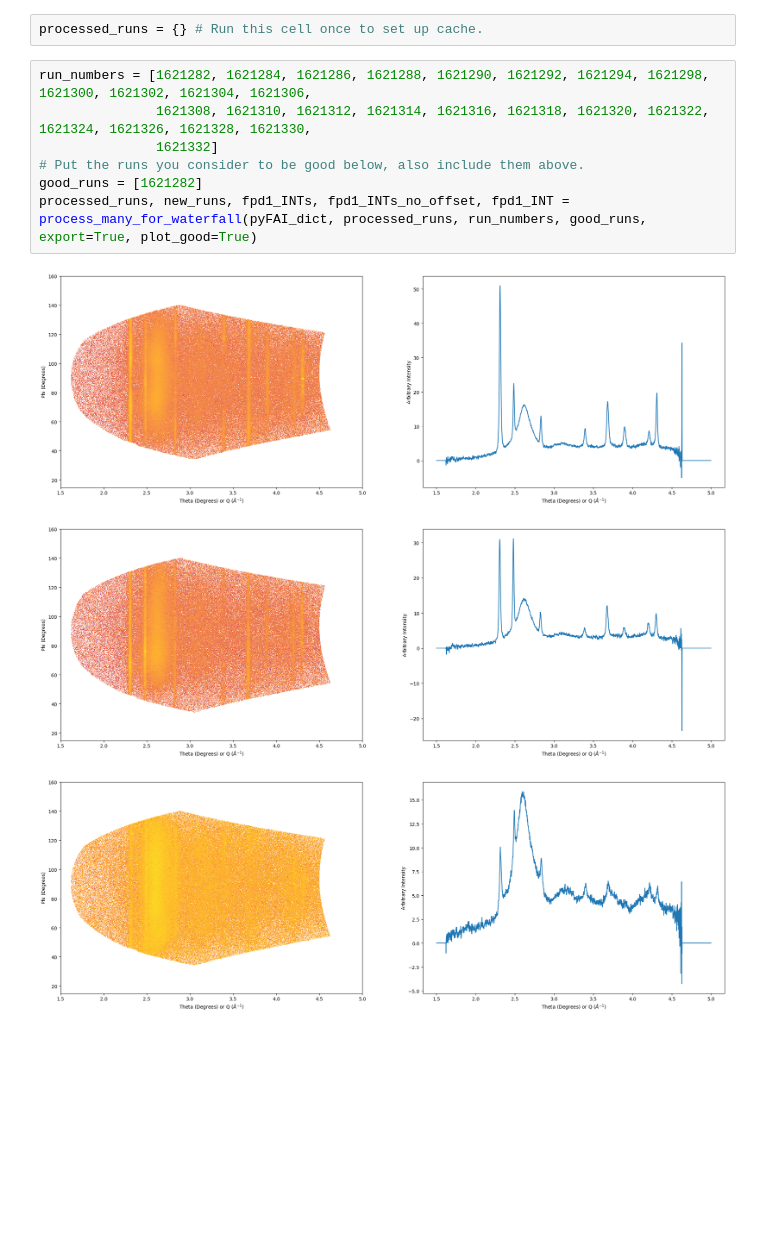
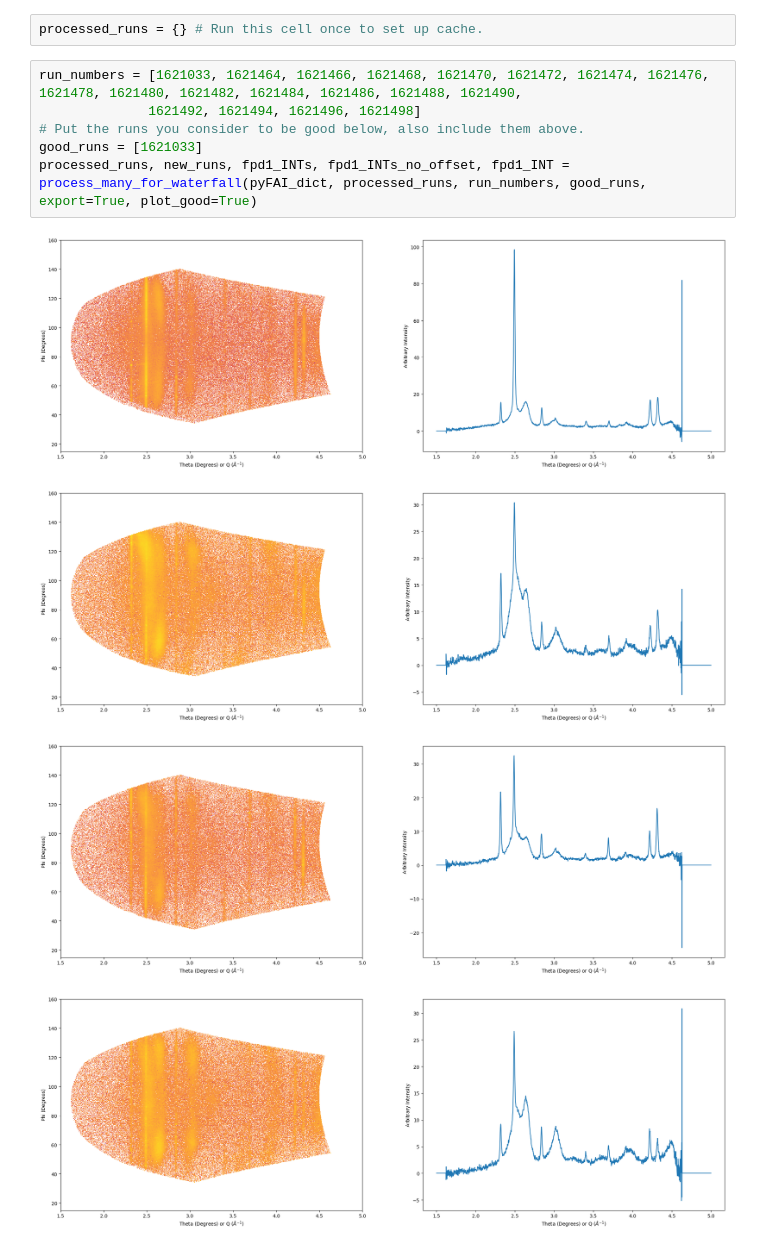
Before and after one commit to mila-fitzgerald/SACLA_RIXS_2025, a Jupyter notebook: XRD/Viewer_SACLA_waterfall.ipynb, the cells around one changed output. Drawn from its saved outputs; the diff is of its cells as text; blank space fills up the shorter version.

```diff
--- a/XRD/Viewer_SACLA_waterfall.ipynb
+++ b/XRD/Viewer_SACLA_waterfall.ipynb
@@ -37,16 +42,16 @@ pyFAI_dict['poni'], pyFAI_dict['mask'], pyFAI_dict['map'], pyFAI_dict['npt_rad']
 # %%
 processed_runs = {} # Run this cell once to set up cache.
 # %%
-run_numbers = [1621282, 1621284, 1621286, 1621288, 1621290, 1621292, 1621294, 1621298, 1621300, 1621302, 1621304, 1621306,
-               1621308, 1621310, 1621312, 1621314, 1621316, 1621318, 1621320, 1621322, 1621324, 1621326, 1621328, 1621330,
-               1621332]
+run_numbers = [1621033, 1621464, 1621466, 1621468, 1621470, 1621472, 1621474, 1621476, 1621478, 1621480, 1621482, 1621484, 1621486, 1621488, 1621490,
+              1621492, 1621494, 1621496, 1621498]
 # Put the runs you consider to be good below, also include them above.
-good_runs = [1621282]
+good_runs = [1621033]
 processed_runs, new_runs, fpd1_INTs, fpd1_INTs_no_offset, fpd1_INT = process_many_for_waterfall(pyFAI_dict, processed_runs, run_numbers, good_runs, export=True, plot_good=True)
 # %% [output]
-[figure, old version]
+[figure, new version]
-[figure, old version]
+[figure, new version]
-[figure, old version]
+[figure, new version]
+[figure, added]
 # %%
 # Plotting just the good runs and new runs
 count=0
```
Also changed, not shown: parts of 5 cells of this notebook, 1 other file.
